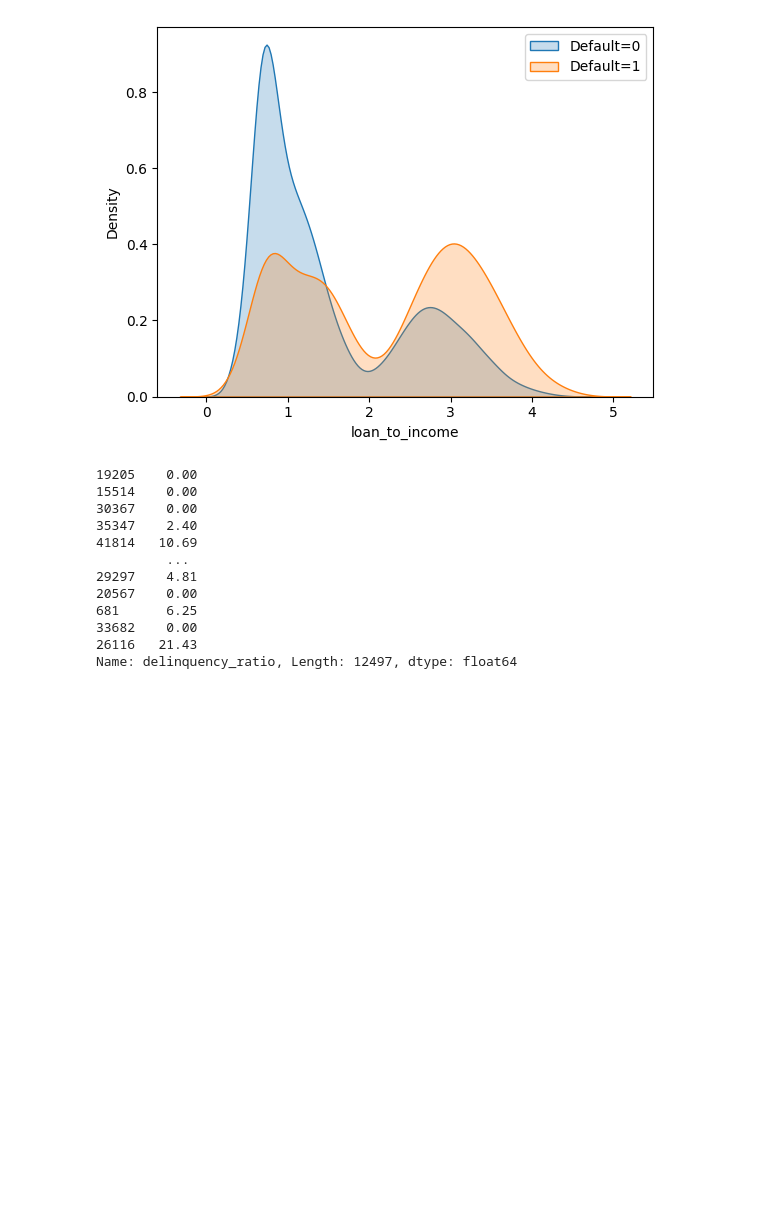
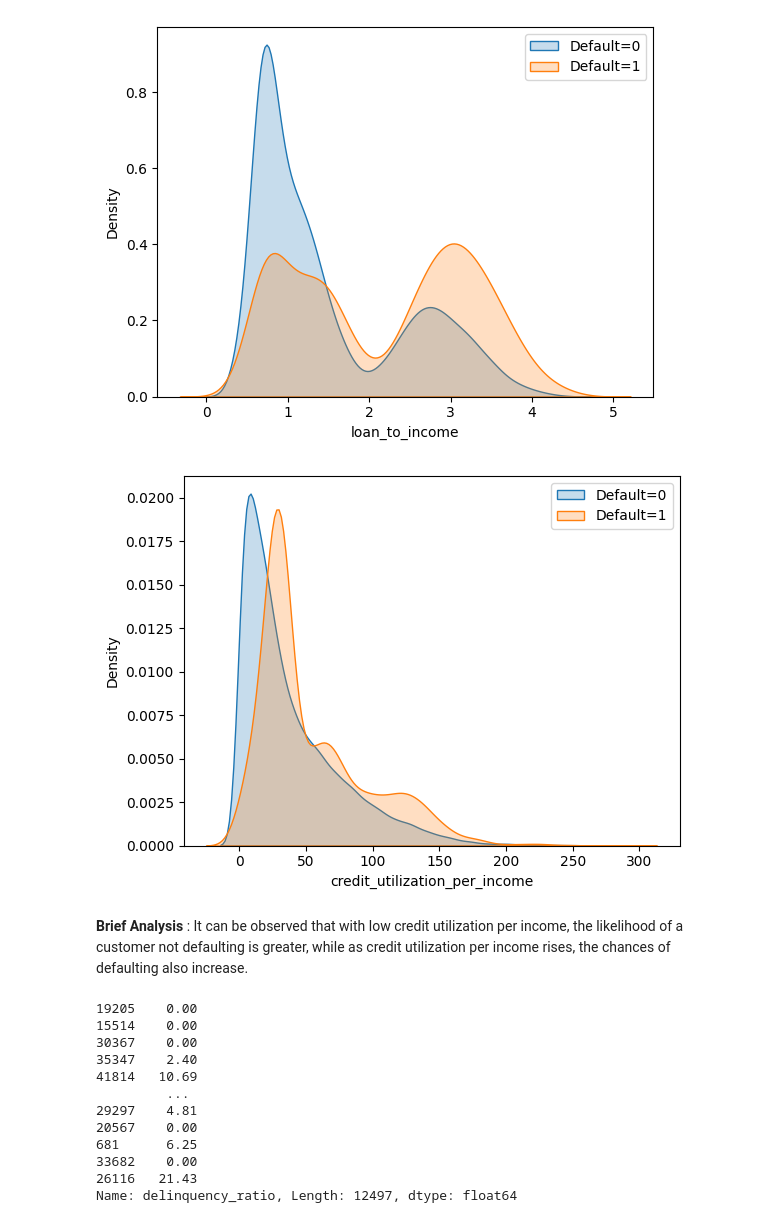
Before and after one commit to gianlucapes/credit_risk_modelling, a Jupyter notebook: notebook/credit_risk_model.ipynb, the cells around one changed output. Cells and saved outputs as stored; diff of their text form; code cells hidden in the pictures; blank space fills up the shorter version.

Commit message:
add credit_utilization_per_income column and plot kde

```diff
--- a/notebook/credit_risk_model.ipynb
+++ b/notebook/credit_risk_model.ipynb
@@ -315,3 +315,5 @@ df_test['loan_to_income']
 33682   3.65
 26116   0.67
 Name: loan_to_income, Length: 12497, dtype: float64
+# %%
+df_train["credit_utilization_per_income"]=df_train["credit_utilization_ratio"]/df_train["loan_to_income"]
@@ -322,6 +326,16 @@ plt.legend()
 plt.show()
 # %% [output]
 [figure]
+# %%
+sns.kdeplot(df_train[df_train['default']==0]['credit_utilization_per_income'],fill=True,label="Default=0")
+sns.kdeplot(df_train[df_train['default']==1]['credit_utilization_per_income'],fill=True,label="Default=1")
+plt.legend()
+plt.show()
+# %% [output]
+[figure, added]
+# %% [markdown]
+**Brief  Analysis** :
+It can be observed that with low credit utilization per income, the likelihood of a customer not defaulting is greater, while as credit utilization per income rises, the chances of defaulting also increase.
 # %%
 df_train["delinquency_ratio"]=df_train["delinquent_months"]*100/df_train["total_loan_months"]
 df_train['delinquency_ratio']
```
Also changed, not shown: parts of 3 cells of this notebook.
